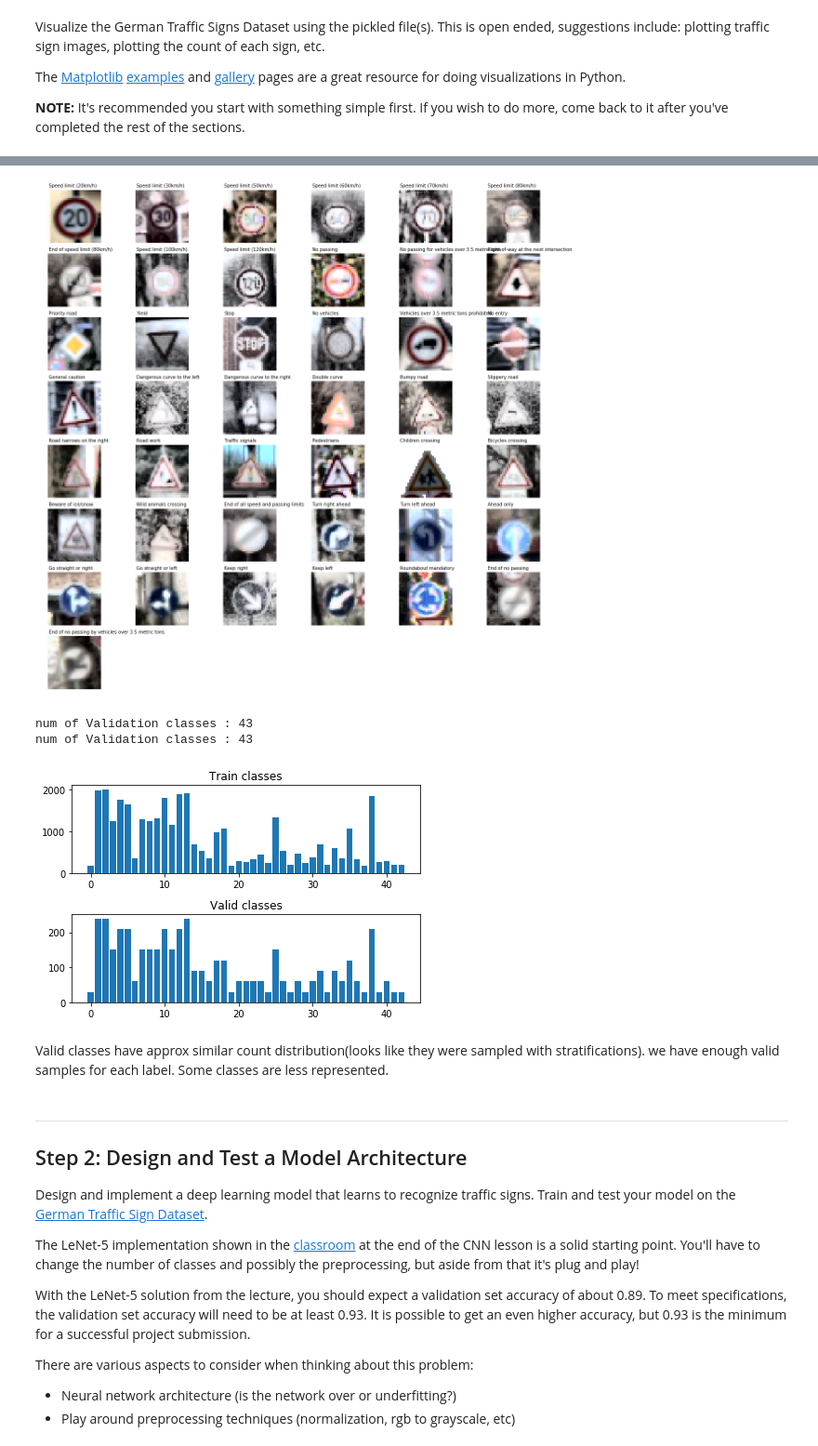
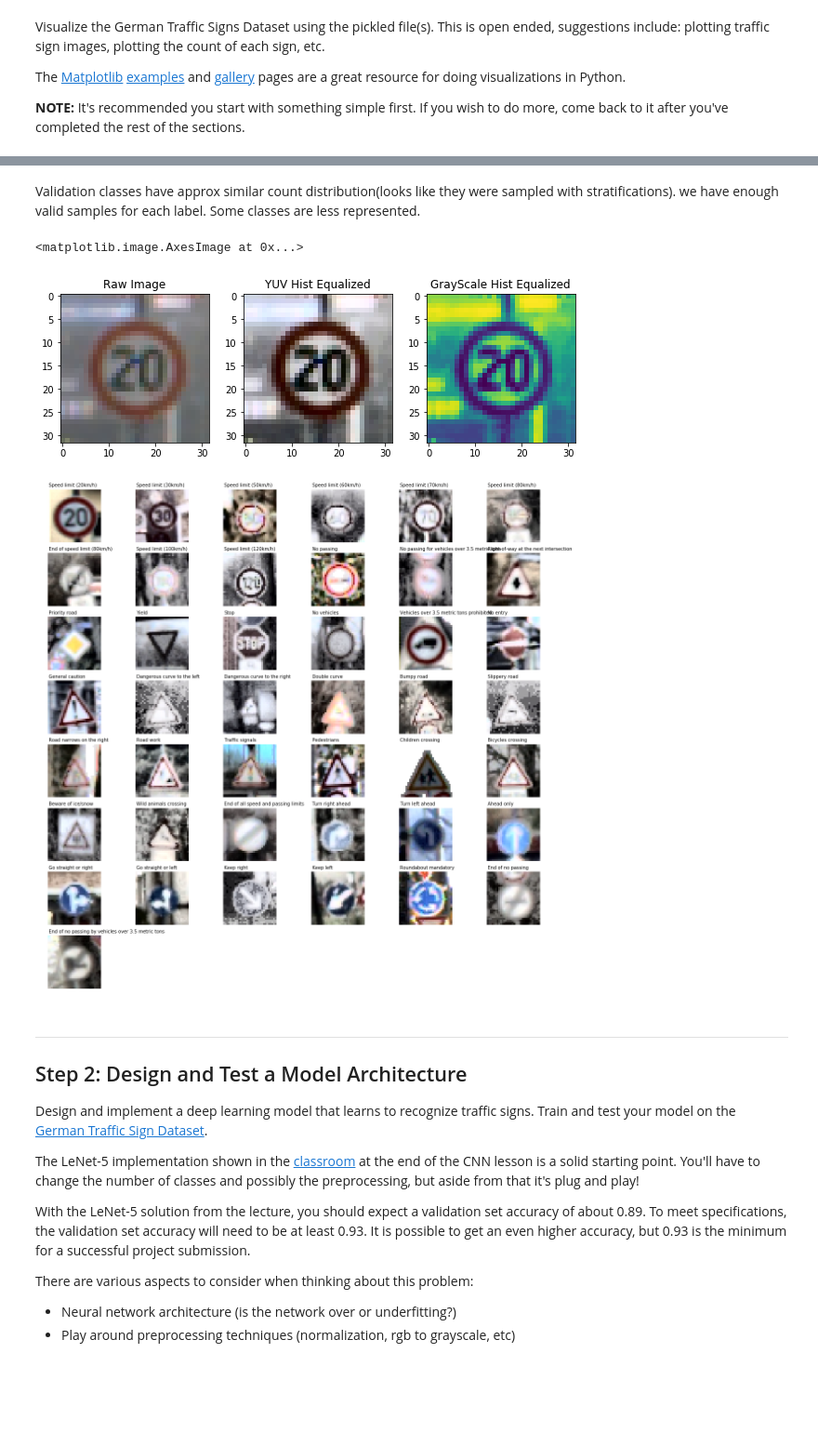
Before and after one commit to pssrijith/CarND-Traffic-Sign-Classifier-Project, a Jupyter notebook: Traffic_Sign_Classifier.ipynb, the cells around one changed output, grey strips where cells are left out. Shown at 93% size. Drawn from its saved outputs; the diff is of its cells as text; code cells hidden in the pictures; blank space fills up the shorter version.

Commit message:
Added writeup template, html file and some images

```diff
--- a/Traffic_Sign_Classifier.ipynb
+++ b/Traffic_Sign_Classifier.ipynb
@@ -125,3 +138,45 @@ plt.imshow(X_train_orig[10000])
+# %% [markdown]
+Validation classes have approx similar count distribution(looks like they were sampled with stratifications). we have enough valid samples for each label. Some classes are less represented.
+# %%
+
+import csv
+signnames={}
+with open('signnames.csv') as csvfile:
+    reader = csv.DictReader(csvfile)
+    for row in reader:
+        signnames[int(row['ClassId'])] =  row['SignName']
+
+import matplotlib.pyplot as plt
+import cv2
+# Visualizations will be shown in the notebook.
+%matplotlib inline
+fig = plt.figure()
+
+fig.set_figheight(10)
+fig.set_figwidth(10)
+
+ax1 = fig.add_subplot(331)
+ax1.imshow(X_train_orig[10000])
+ax1.set_title("Raw Image")
+
+ax2 = fig.add_subplot(332)
+img = X_train_orig[10000]
+img_yuv = cv2.cvtColor(img, cv2.COLOR_RGB2YUV)
+# equalize the histogram of the Y channel
+img_yuv[:,:,0] = cv2.equalizeHist(img_yuv[:,:,0])
+# convert the YUV image back to RGB format
+img_output = cv2.cvtColor(img_yuv, cv2.COLOR_YUV2RGB)
+ax2.set_title("YUV Hist Equalized")
+ax2.imshow(img_output)
+
+ax3= fig.add_subplot(333)
+img_gray = cv2.cvtColor(img, cv2.COLOR_RGB2GRAY)
+img_output = cv2.equalizeHist(img_gray)
+ax3.set_title("GrayScale Hist Equalized")
+ax3.imshow(img_output)
+# %% [output]
+<matplotlib.image.AxesImage at 0x...>
+[figure, added]
 # %%
 
 #fig, axes = plt.subplots(8, 6,figsize=(20,20), squeeze=False)
@@ -151,34 +206,7 @@ for i, axis in enumerate(axes.reshape((48,))):
         axis.imshow(img_output)
         axis.text(0,-2, signnames[i])
 # %% [output]
-[figure, old version]
+[figure, new version]
-# %%
-# plot class count distribution in train and valid
-f, cd_axes= plt.subplots(2,1)
-
-# Train dataset classes
-classes, counts = np.unique(y_train_orig, return_counts=True)
-print('num of Validation classes :',len(classes) )
-
-# CHECK VALIDATAION DATA SET
-v_classes, v_counts = np.unique(y_valid_orig, return_counts=True)
-print('num of Validation classes :',len(v_classes) )
-
-cd_axes[0].bar(classes, counts)
-cd_axes[0].set_title('Train classes')
-
-
-cd_axes[1].bar(v_classes, v_counts)
-cd_axes[1].set_title('Valid classes')
-
-plt.tight_layout()
-plt.show()
-# %% [output]
-num of Validation classes : 43
-num of Validation classes : 43
-[figure, removed]
-# %% [markdown]
-Valid classes have approx similar count distribution(looks like they were sampled with stratifications). we have enough valid samples for each label. Some classes are less represented.
 # %% [markdown]
 ----
 
```
Also changed, not shown: parts of 5 cells of this notebook, 7 other files.
